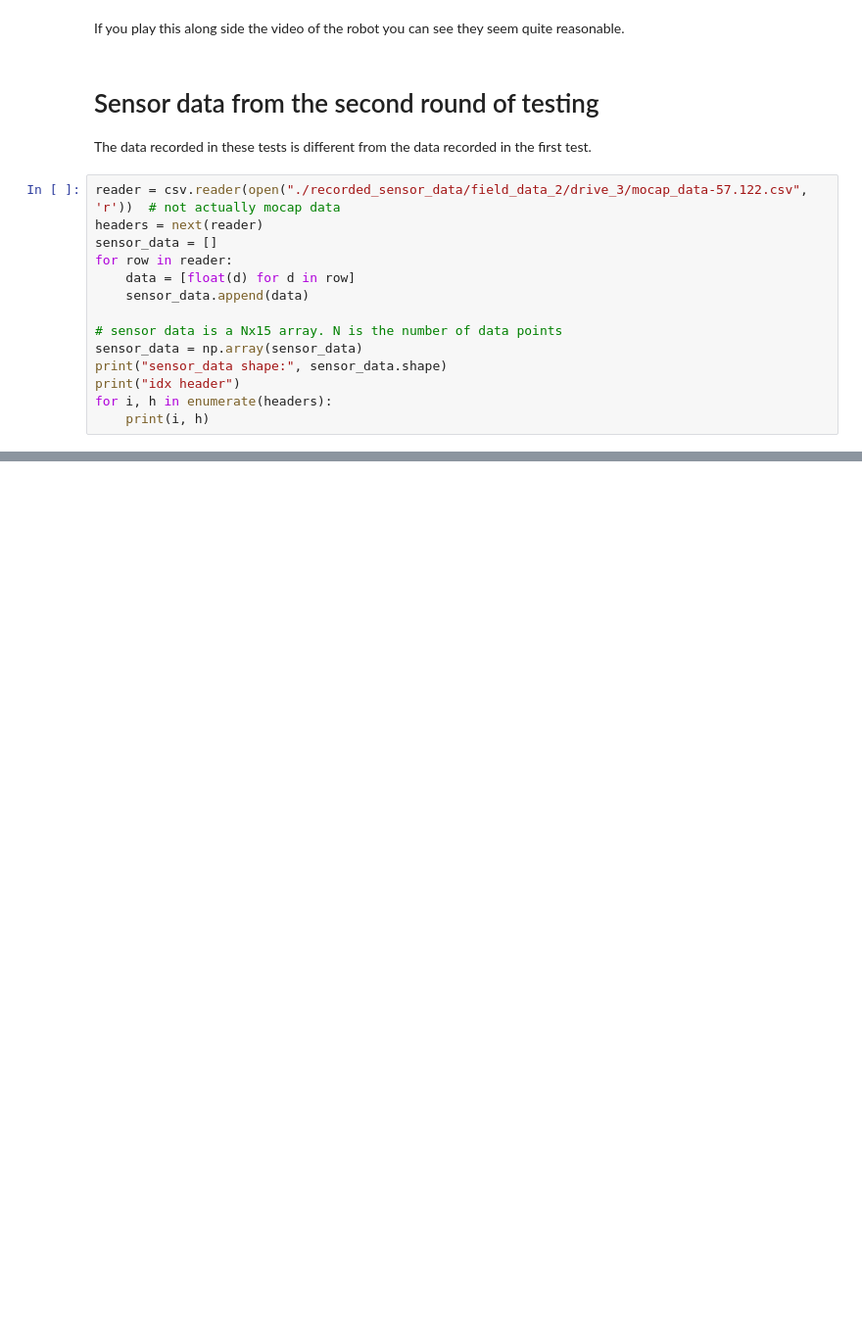
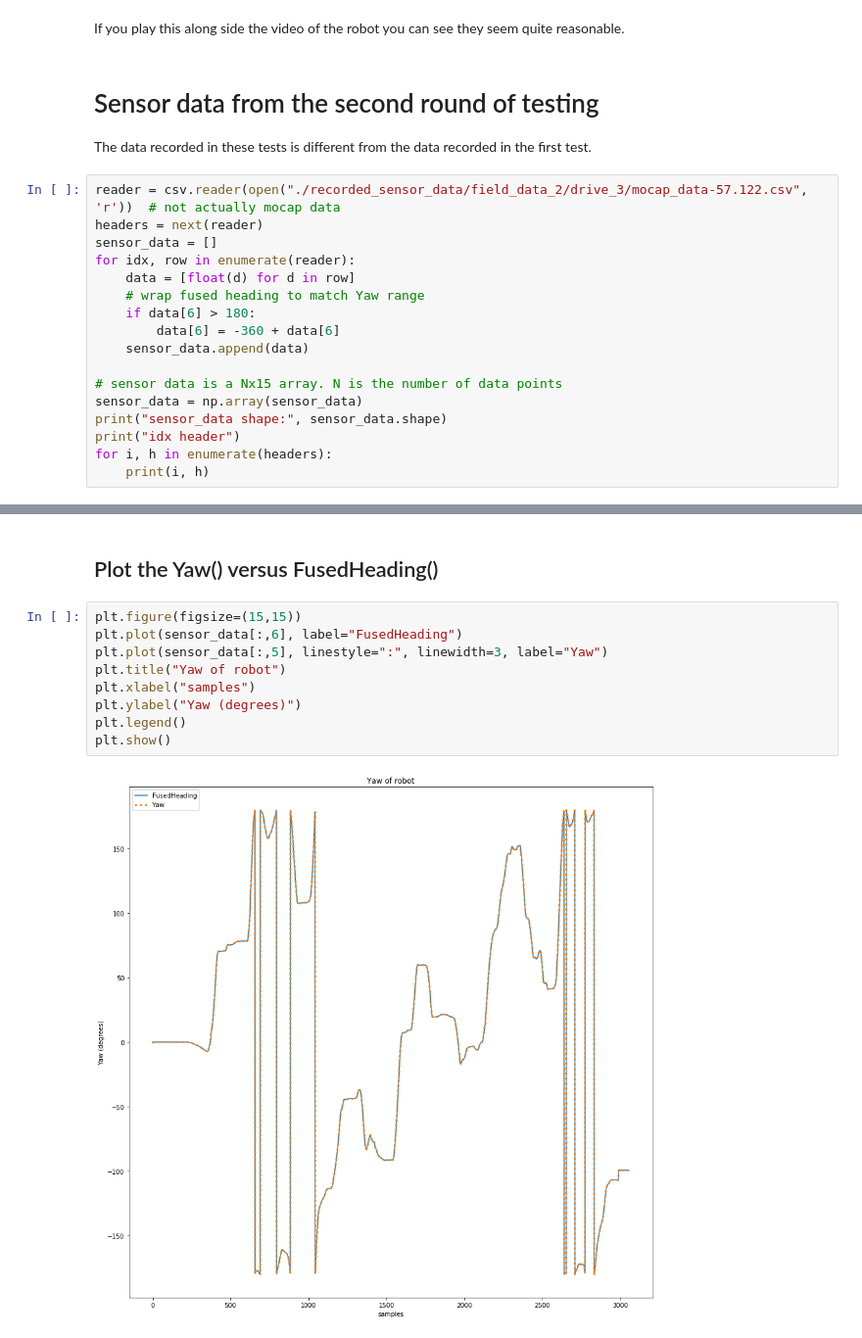
Before and after one commit to PHIL-MQP/phil, a Jupyter notebook: python/notebooks/Practice Field Data Analysis.ipynb, the cells around one changed output, grey strips where cells are left out. Shown at 98% size. Drawn from its saved outputs; the diff is of its cells as text; blank space fills up the shorter version.

```diff
--- a/python/notebooks/Practice Field Data Analysis.ipynb
+++ b/python/notebooks/Practice Field Data Analysis.ipynb
@@ -85,8 +85,11 @@ The data recorded in these tests is different from the data recorded in the firs
 reader = csv.reader(open("./recorded_sensor_data/field_data_2/drive_3/mocap_data-57.122.csv", 'r'))  # not actually mocap data
 headers = next(reader)
 sensor_data = []
-for row in reader:
+for idx, row in enumerate(reader):
     data = [float(d) for d in row]
+    # wrap fused heading to match Yaw range
+    if data[6] > 180:
+        data[6] = -360 + data[6]
     sensor_data.append(data)
 
 # sensor data is a Nx15 array. N is the number of data points
@@ -113,0 +120,13 @@ idx header
+# %% [markdown]
+## Plot the Yaw() versus FusedHeading()
+# %%
+plt.figure(figsize=(15,15))
+plt.plot(sensor_data[:,6], label="FusedHeading")
+plt.plot(sensor_data[:,5], linestyle=":", linewidth=3, label="Yaw")
+plt.title("Yaw of robot")
+plt.xlabel("samples")
+plt.ylabel("Yaw (degrees)")
+plt.legend()
+plt.show()
+# %% [output]
+[figure, added]
```
Also changed, not shown: parts of 5 cells of this notebook, 5 other files.
